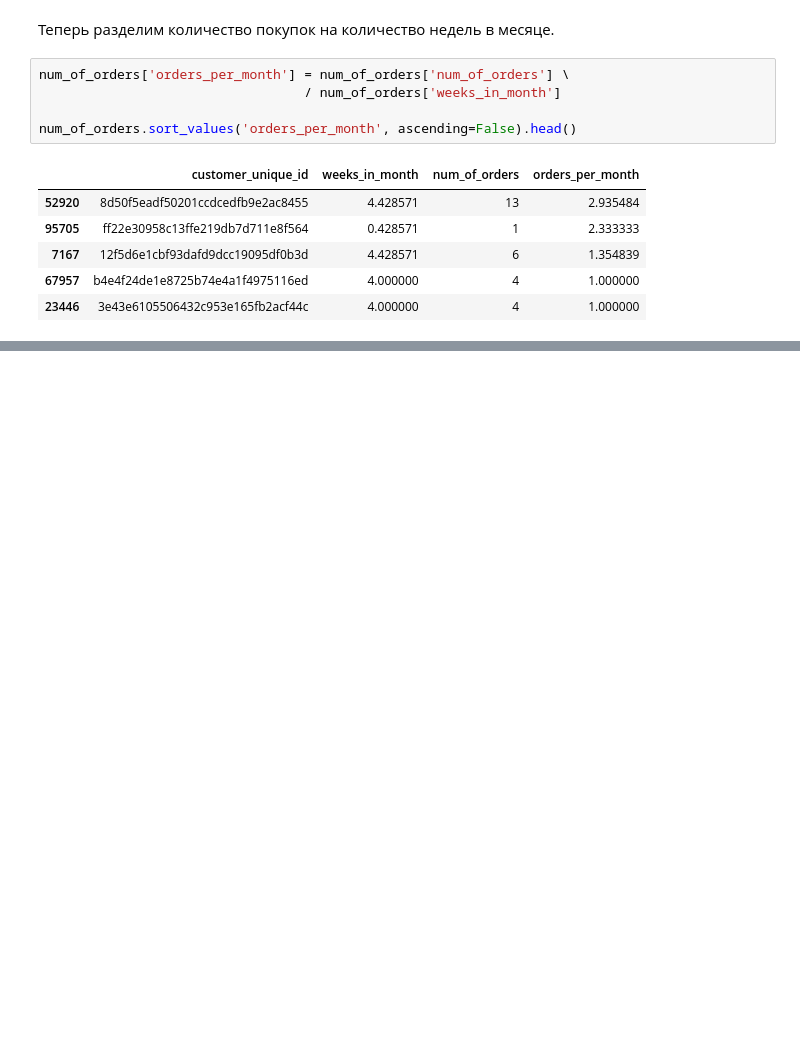
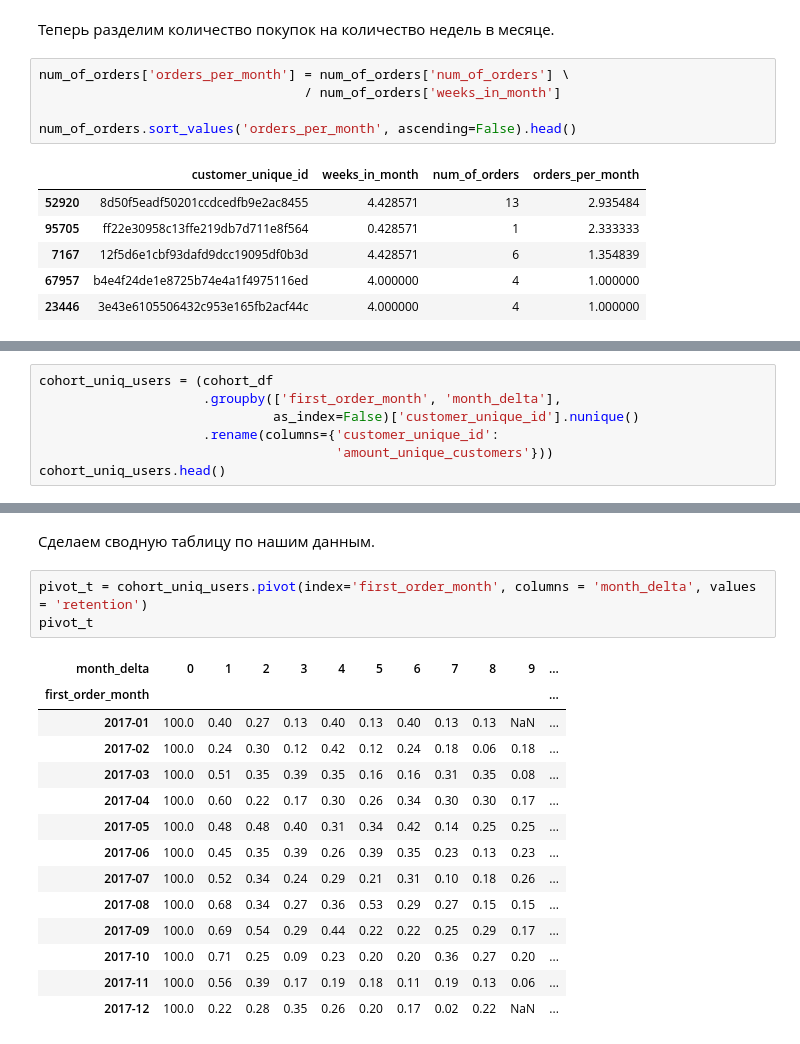
Before and after one commit to Terkinsss/karpov_courses_intermediate_project, a Jupyter notebook: Project.ipynb, the cells around one changed output, grey strips where cells are left out. Saved outputs shown, nothing was run; the diff lists cells and outputs as text; blank space fills up the shorter version.

```diff
--- a/Project.ipynb
+++ b/Project.ipynb
@@ -575,0 +668,7 @@ num_of_orders.sort_values('orders_per_month', ascending=False).head()
+# %%
+cohort_uniq_users = (cohort_df
+                     .groupby(['first_order_month', 'month_delta'],
+                              as_index=False)['customer_unique_id'].nunique()
+                     .rename(columns={'customer_unique_id':
+                                      'amount_unique_customers'}))
+cohort_uniq_users.head()
@@ -575,0 +725,20 @@ num_of_orders.sort_values('orders_per_month', ascending=False).head()
+# %% [markdown]
+Сделаем сводную таблицу по нашим данным.
+# %%
+pivot_t = cohort_uniq_users.pivot(index='first_order_month', columns = 'month_delta', values = 'retention')
+pivot_t
+# %% [output]
+| month_delta | 0 | 1 | 2 | 3 | 4 | 5 | 6 | 7 | 8 | 9 | ... |
+| first_order_month |  |  |  |  |  |  |  |  |  |  | ... |
+| 2017-01 | 100.0 | 0.40 | 0.27 | 0.13 | 0.40 | 0.13 | 0.40 | 0.13 | 0.13 | NaN | ... |
+| 2017-02 | 100.0 | 0.24 | 0.30 | 0.12 | 0.42 | 0.12 | 0.24 | 0.18 | 0.06 | 0.18 | ... |
+| 2017-03 | 100.0 | 0.51 | 0.35 | 0.39 | 0.35 | 0.16 | 0.16 | 0.31 | 0.35 | 0.08 | ... |
+| 2017-04 | 100.0 | 0.60 | 0.22 | 0.17 | 0.30 | 0.26 | 0.34 | 0.30 | 0.30 | 0.17 | ... |
+| 2017-05 | 100.0 | 0.48 | 0.48 | 0.40 | 0.31 | 0.34 | 0.42 | 0.14 | 0.25 | 0.25 | ... |
+| 2017-06 | 100.0 | 0.45 | 0.35 | 0.39 | 0.26 | 0.39 | 0.35 | 0.23 | 0.13 | 0.23 | ... |
+| 2017-07 | 100.0 | 0.52 | 0.34 | 0.24 | 0.29 | 0.21 | 0.31 | 0.10 | 0.18 | 0.26 | ... |
+| 2017-08 | 100.0 | 0.68 | 0.34 | 0.27 | 0.36 | 0.53 | 0.29 | 0.27 | 0.15 | 0.15 | ... |
+| 2017-09 | 100.0 | 0.69 | 0.54 | 0.29 | 0.44 | 0.22 | 0.22 | 0.25 | 0.29 | 0.17 | ... |
+| 2017-10 | 100.0 | 0.71 | 0.25 | 0.09 | 0.23 | 0.20 | 0.20 | 0.36 | 0.27 | 0.20 | ... |
+| 2017-11 | 100.0 | 0.56 | 0.39 | 0.17 | 0.19 | 0.18 | 0.11 | 0.19 | 0.13 | 0.06 | ... |
+| 2017-12 | 100.0 | 0.22 | 0.28 | 0.35 | 0.26 | 0.20 | 0.17 | 0.02 | 0.22 | NaN | ... |
```
Also changed, not shown: parts of 27 cells of this notebook.
